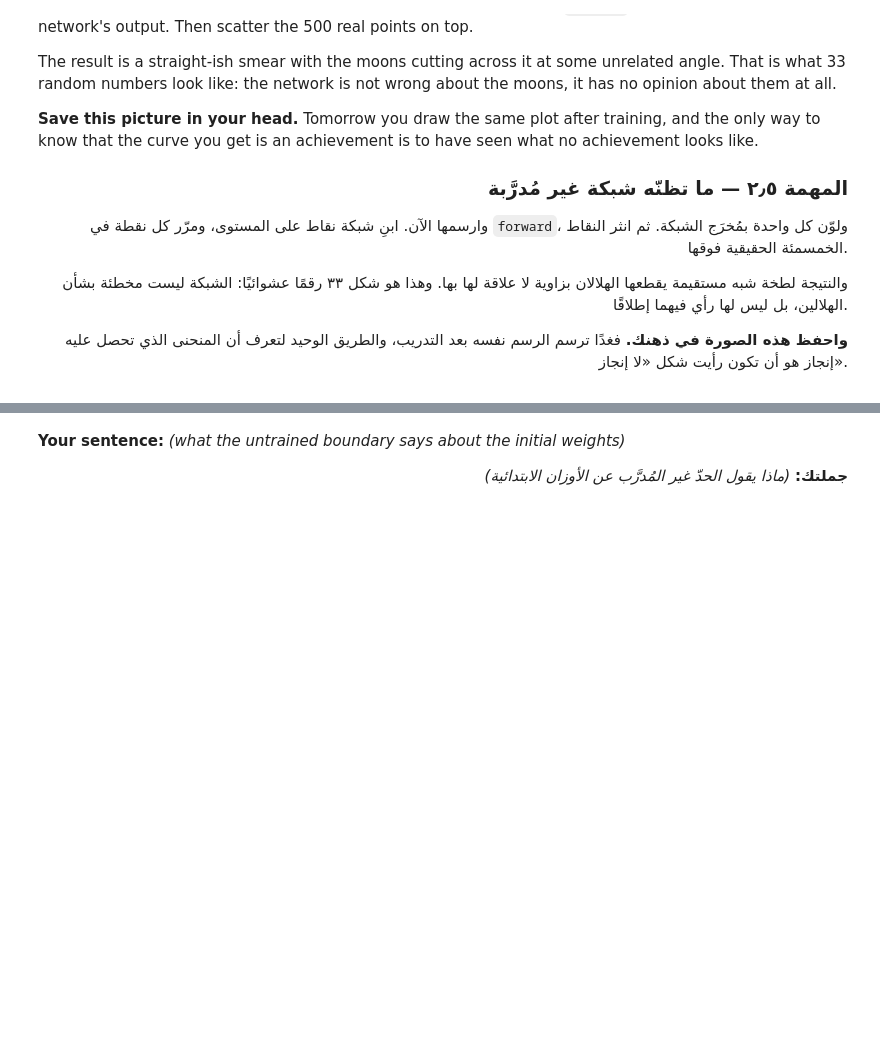
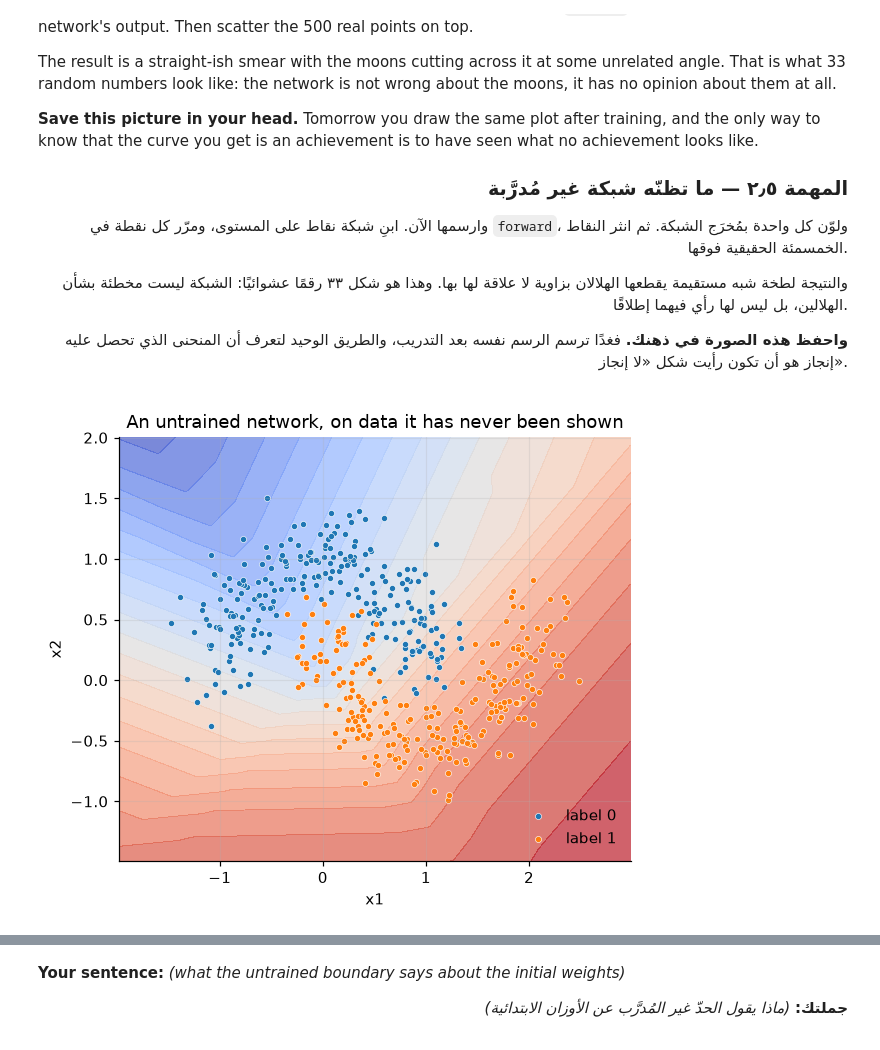
Before and after one commit to gimij2002-collab/AIEP_Olo_student, a Jupyter notebook: week_3_neural_networks/labs/D2_forward_pass/D2_forward_pass_blank.ipynb, the cells around one changed output, grey strips where cells are left out. Cells and saved outputs as stored; diff of their text form; code cells hidden in the pictures; blank space fills up the shorter version.

```diff
--- a/week_3_neural_networks/labs/D2_forward_pass/D2_forward_pass_blank.ipynb
+++ b/week_3_neural_networks/labs/D2_forward_pass/D2_forward_pass_blank.ipynb
@@ -699,33 +862,119 @@ to know that the curve you get is an achievement is to have seen what no achieve
 # %%
 # ────────────────────────────────────────────────────────────────────
 # 1) torch.meshgrid over torch.linspace ranges for x1 and x2, with a margin so the
 #    boundary is not cut off at the edge of the data. 200 points per axis is
 #    plenty. Pass indexing="xy" so the grid is laid out the way matplotlib expects.
 # 2) Stack the grid into an (n, 2) tensor with .ravel() and torch.column_stack, run
 #    forward on it once, then reshape the output back to the grid's shape.
 # 3) contourf for the surface, then scatter the real points by class on top.
 #    matplotlib accepts CPU tensors directly.
 # 4) Wrap it in a function — you will call it again tomorrow on a trained network.
 # Search: "torch meshgrid indexing xy matplotlib contourf decision boundary"
 # https://pytorch.org/docs/stable/generated/torch.meshgrid.html
 #
 # ١) `torch.meshgrid` على مدى `torch.linspace` لـ `x1` و`x2` مع هامش كي لا يُقطع الحدّ
 #    عند حافة البيانات. ومئتا نقطة لكل محور تكفي. ومرّر `indexing="xy"` لتُرتَّب
 #    الشبكة كما تتوقّعها matplotlib.
 # ٢) رصّ الشبكة في تنسور `(n, 2)` بـ `.ravel()` و`torch.column_stack`، ومرّرها في
 #    `forward` مرة واحدة، ثم أعِد تشكيل المُخرَج إلى شكل الشبكة.
 # ٣) `contourf` للسطح، ثم انثر النقاط الحقيقية فوقه مصنّفةً بفئتها. وتقبل matplotlib
 #    تنسورات المعالج (CPU) مباشرة.
 # ٤) لُفَّها في دالة — فستناديها غدًا على شبكة مُدرَّبة.
 # ابحث عن: "torch meshgrid indexing xy matplotlib contourf decision boundary"
 # ────────────────────────────────────────────────────────────────────
 
 # TODO: Write plot_boundary(params, title): grid, forward, contourf, scatter.
 # مهمة: اكتب `plot_boundary(params, title)`: شبكة نقاط، ثم `forward`، ثم `contourf`، ثم نثر.
-plot_boundary(params, "An untrained network, on data it has never been shown")
+def plot_boundary(params, title, ax=None):
+    if ax is None:
+        _, ax = plt.subplots(figsize=(6, 5))
+
+    pad = 0.5
+
+    x1 = torch.linspace(
+        X[:, 0].min() - pad,
+        X[:, 0].max() + pad,
+        200
+    )
+
+    x2 = torch.linspace(
+        X[:, 1].min() - pad,
+        X[:, 1].max() + pad,
+        200
+    )
+
+    xx, yy = torch.meshgrid(
+        x1,
+        x2,
+        indexing="xy"
+    )
+
+    grid = torch.column_stack([
+        xx.ravel(),
+        yy.ravel()
+    ])
+
+    surface, _ = forward(params, grid)
+
+    ax.contourf(
+        xx,
+        yy,
+        surface.reshape(xx.shape),
+        levels=20,
+        cmap="coolwarm",
+        alpha=0.7
+    )
+
+    for label, colour in (
+        (0, PALETTE[0]),
+        (1, PALETTE[1])
+    ):
+        rows = y.ravel() == label
+
+        ax.scatter(
+            X[rows, 0],
+            X[rows, 1],
+            s=16,
+            color=colour,
+            edgecolor="white",
+            linewidth=0.4,
+            label=f"label {label}"
+        )
+
+    ax.set_xlabel("x1")
+    ax.set_ylabel("x2")
+    ax.set_title(title)
+    ax.legend(loc="lower right")
+
+    return ax
+
+
+plot_boundary(
+    params,
+    "An untrained network, on data it has never been shown"
+)
+
 plt.show()
+
+
 untrained_output, _ = forward(params, X)
-untrained_accuracy = ((untrained_output > 0.5) == y).double().mean().item()
-print(f"accuracy of the untrained network: {untrained_accuracy:.3f}")
-print(f"its outputs span [{untrained_output.min():.3f}, "
-      f"{untrained_output.max():.3f}]")
+
+untrained_accuracy = (
+    ((untrained_output > 0.5) == y)
+    .double()
+    .mean()
+    .item()
+)
+
+print(
+    f"accuracy of the untrained network: "
+    f"{untrained_accuracy:.3f}"
+)
+
+print(
+    f"its outputs span "
+    f"[{untrained_output.min():.3f}, "
+    f"{untrained_output.max():.3f}]"
+)
+# %% [output]
+[figure, added]
```
Also changed, not shown: parts of 9 cells of this notebook.
